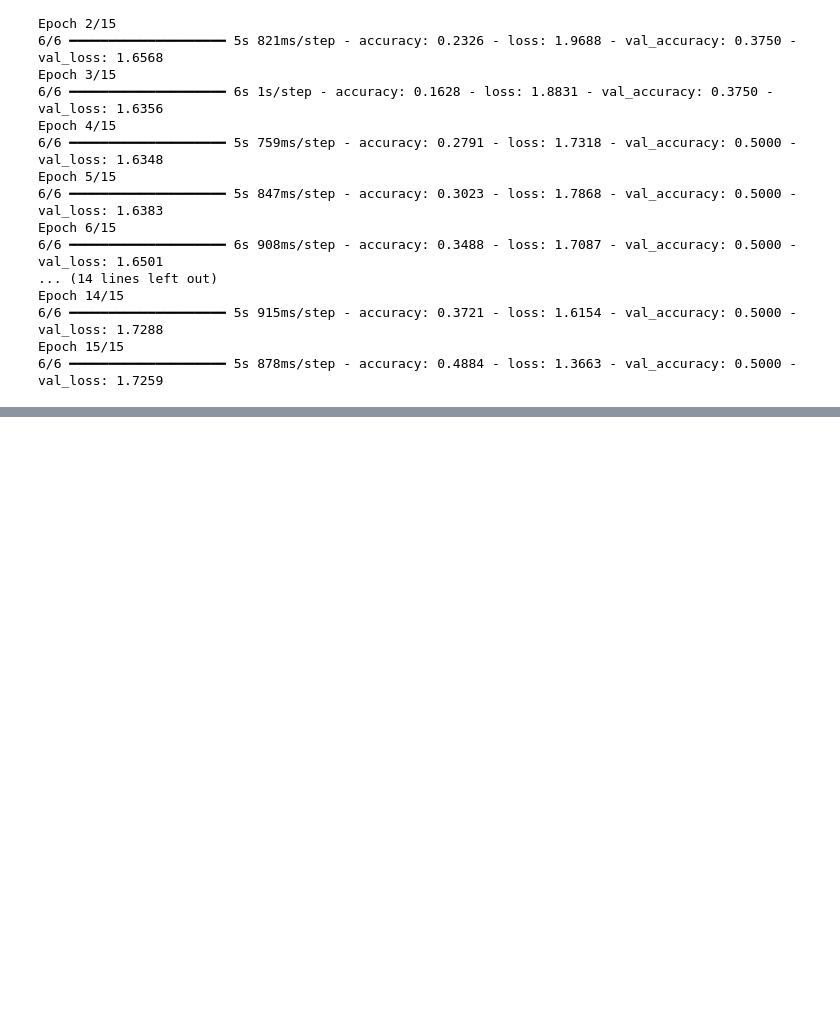
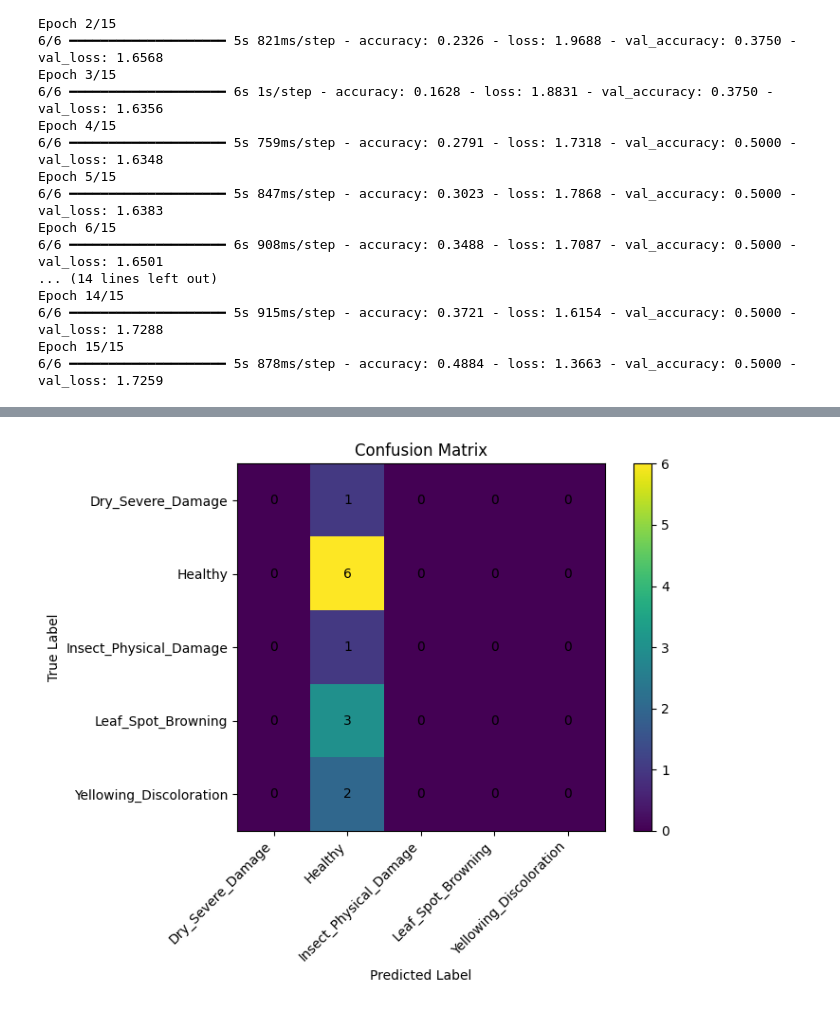
Before and after one commit to nekokaito/deep-learning-rooftop-plant-health, a Jupyter notebook: rooftop_plant_health_classification.ipynb, the cells around one changed output, grey strips where cells are left out. Drawn from its saved outputs; the diff is of its cells as text; code cells hidden in the pictures; blank space fills up the shorter version.

Commit message:
add baseline classification report and confusion matrix

```diff
--- a/rooftop_plant_health_classification.ipynb
+++ b/rooftop_plant_health_classification.ipynb
@@ -464,0 +507,20 @@ Epoch 15/15
+# %%
+from sklearn.metrics import classification_report, confusion_matrix
+import numpy as np
+
+# Reset test generator
+test_generator.reset()
+
+predictions = model.predict(test_generator)
+
+predicted_classes = np.argmax(predictions, axis=1)
+true_classes = test_generator.classes
+
+class_names = list(test_generator.class_indices.keys())
+
+print(classification_report(
+    true_classes,
+    predicted_classes,
+    target_names=class_names,
+    zero_division=0
+))
@@ -464,0 +540,33 @@ Epoch 15/15
+# %%
+cm = confusion_matrix(true_classes, predicted_classes)
+
+plt.figure(figsize=(8, 6))
+
+plt.imshow(cm)
+
+plt.title("Confusion Matrix")
+plt.xlabel("Predicted Label")
+plt.ylabel("True Label")
+
+plt.xticks(
+    range(len(class_names)),
+    class_names,
+    rotation=45,
+    ha="right"
+)
+
+plt.yticks(
+    range(len(class_names)),
+    class_names
+)
+
+plt.colorbar()
+
+for i in range(len(class_names)):
+    for j in range(len(class_names)):
+        plt.text(j, i, cm[i, j], ha="center", va="center")
+
+plt.tight_layout()
+plt.show()
+# %% [output]
+[figure, added]
```
Also changed, not shown: parts of 4 cells of this notebook.
